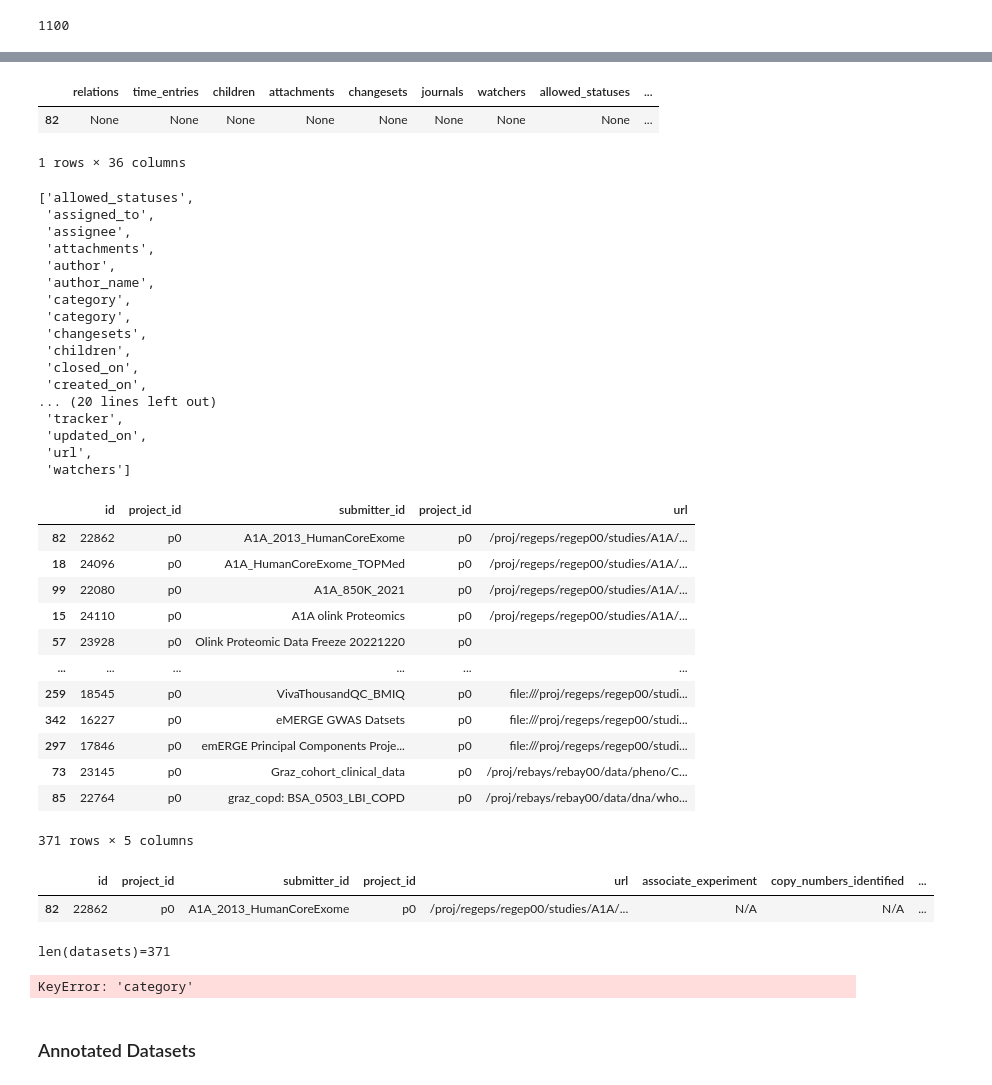
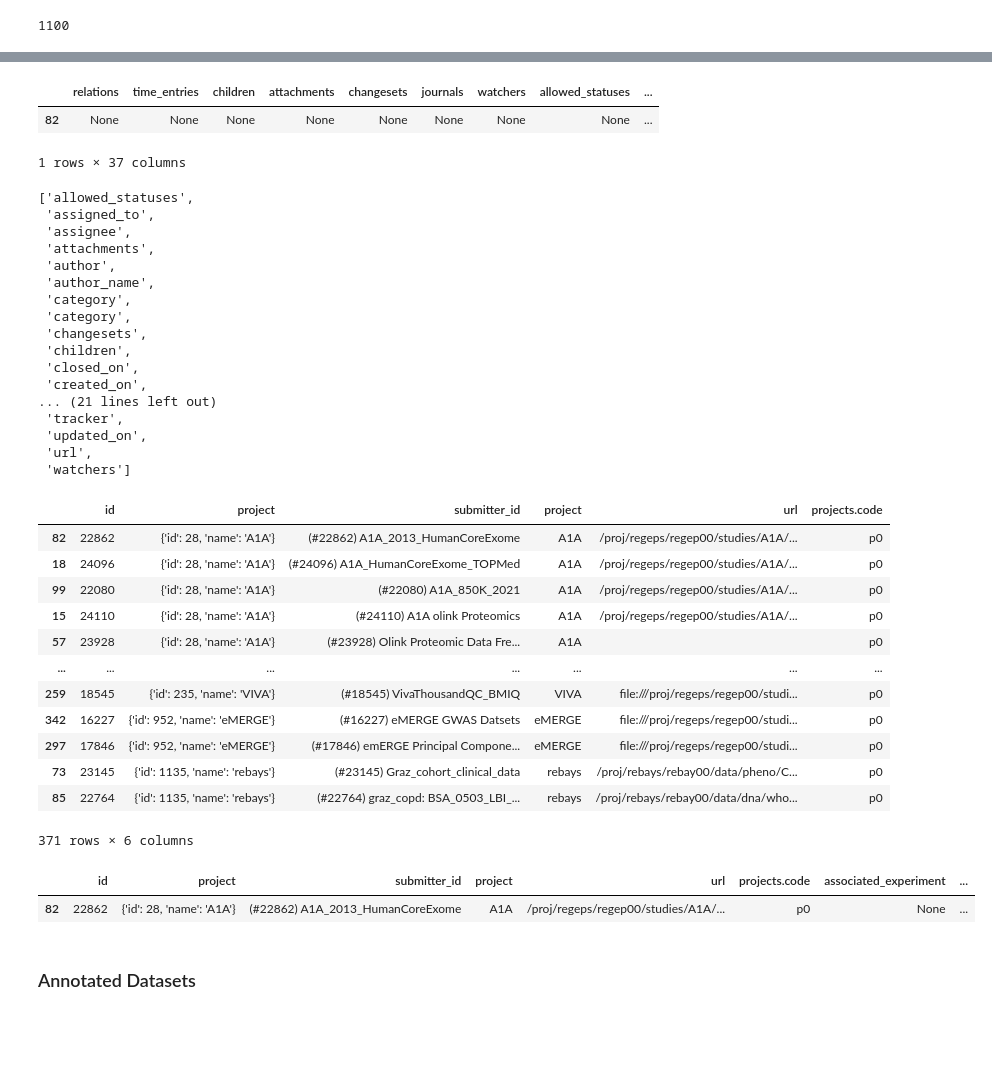
Before and after one commit to Jaclyn922/Data-Scientist-Co-op-in-Brigham-and-Women-s-Hospital, a Jupyter notebook: notebook/study-overview.ipynb, the cells around one changed output, grey strips where cells are left out. Cells and saved outputs as stored; diff of their text form; code cells hidden in the pictures; blank space fills up the shorter version.

```diff
--- a/notebook/study-overview.ipynb
+++ b/notebook/study-overview.ipynb
@@ -474,7 +474,11 @@ datasets = datasets.rename(columns={'project_name':'project','category_name':'ca
 
 datasets['omic'] = '?'
 
-datasets.head(1)
+### These will need to be fixed (made unique)
+## datasets[datasets['subject'] == 'TopMed WGS Data']
+datasets['subject'] = datasets.apply(lambda row: f"(#{row['id']}) {row['subject']}", axis=1)
+
+datasets
 # %% [output]
 |  | relations | time_entries | children | attachments | changesets | journals | watchers | allowed_statuses | ... |
 | 82 | None | None | None | None | None | None | None | None | ... |
@@ -501,16 +530,17 @@ sorted(datasets.columns)
  'watchers']
 # %%
 # Create a copy of the DataFrame with the renamed columns and selected columns
-datasets = datasets.rename(columns={ 'project': 'project_id', 'subject': 'submitter_id'})
+datasets = datasets.rename(columns={'subject': 'submitter_id'})
 
 # change data set infor to 'po'
-datasets['project_id'] = 'p0'
+# datasets['project_id'] = 'p0'
+datasets['projects.code'] = 'p0'
 
 datasets.head(1)
 # %% [output]
 |  | relations | time_entries | children | attachments | changesets | journals | watchers | allowed_statuses | ... |
 | 82 | None | None | None | None | None | None | None | None | ... |
-1 rows × 36 columns
+1 rows × 37 columns
 # %%
 sorted(datasets.columns)
 # %% [output]
@@ -526,7 +556,7 @@ sorted(datasets.columns)
  'children',
  'closed_on',
  'created_on',
-... (20 lines left out)
+... (21 lines left out)
  'tracker',
  'updated_on',
  'url',
@@ -566,49 +596,46 @@ datasets = datasets.drop(columns =['allowed_statuses',
 # %%
 datasets
 # %% [output]
-|  | id | project_id | submitter_id | project_id | url |
-| 82 | 22862 | p0 | A1A_2013_HumanCoreExome | p0 | /proj/regeps/regep00/studies/A1A/... |
-| 18 | 24096 | p0 | A1A_HumanCoreExome_TOPMed | p0 | /proj/regeps/regep00/studies/A1A/... |
-| 99 | 22080 | p0 | A1A_850K_2021 | p0 | /proj/regeps/regep00/studies/A1A/... |
-| 15 | 24110 | p0 | A1A olink Proteomics | p0 | /proj/regeps/regep00/studies/A1A/... |
-| 57 | 23928 | p0 | Olink Proteomic Data Freeze 20221220 | p0 |  |
-| ... | ... | ... | ... | ... | ... |
-| 259 | 18545 | p0 | VivaThousandQC_BMIQ | p0 | file:///proj/regeps/regep00/studi... |
-| 342 | 16227 | p0 | eMERGE GWAS Datsets | p0 | file:///proj/regeps/regep00/studi... |
-| 297 | 17846 | p0 | emERGE Principal Components Proje... | p0 | file:///proj/regeps/regep00/studi... |
-| 73 | 23145 | p0 | Graz_cohort_clinical_data | p0 | /proj/rebays/rebay00/data/pheno/C... |
-| 85 | 22764 | p0 | graz_copd: BSA_0503_LBI_COPD | p0 | /proj/rebays/rebay00/data/dna/who... |
+|  | id | project | submitter_id | project | url | projects.code |
+| 82 | 22862 | {'id': 28, 'name': 'A1A'} | (#22862) A1A_2013_HumanCoreExome | A1A | /proj/regeps/regep00/studies/A1A/... | p0 |
+| 18 | 24096 | {'id': 28, 'name': 'A1A'} | (#24096) A1A_HumanCoreExome_TOPMed | A1A | /proj/regeps/regep00/studies/A1A/... | p0 |
+| 99 | 22080 | {'id': 28, 'name': 'A1A'} | (#22080) A1A_850K_2021 | A1A | /proj/regeps/regep00/studies/A1A/... | p0 |
+| 15 | 24110 | {'id': 28, 'name': 'A1A'} | (#24110) A1A olink Proteomics | A1A | /proj/regeps/regep00/studies/A1A/... | p0 |
+| 57 | 23928 | {'id': 28, 'name': 'A1A'} | (#23928) Olink Proteomic Data Fre... | A1A |  | p0 |
+| ... | ... | ... | ... | ... | ... | ... |
+| 259 | 18545 | {'id': 235, 'name': 'VIVA'} | (#18545) VivaThousandQC_BMIQ | VIVA | file:///proj/regeps/regep00/studi... | p0 |
+| 342 | 16227 | {'id': 952, 'name': 'eMERGE'} | (#16227) eMERGE GWAS Datsets | eMERGE | file:///proj/regeps/regep00/studi... | p0 |
+| 297 | 17846 | {'id': 952, 'name': 'eMERGE'} | (#17846) emERGE Principal Compone... | eMERGE | file:///proj/regeps/regep00/studi... | p0 |
+| 73 | 23145 | {'id': 1135, 'name': 'rebays'} | (#23145) Graz_cohort_clinical_data | rebays | /proj/rebays/rebay00/data/pheno/C... | p0 |
+| 85 | 22764 | {'id': 1135, 'name': 'rebays'} | (#22764) graz_copd: BSA_0503_LBI_... | rebays | /proj/rebays/rebay00/data/dna/who... | p0 |
-371 rows × 5 columns
+371 rows × 6 columns
 # %%
 # Define the column names to be added
-new_columns = ['associate_experiment', 'copy_numbers_identified', 'data_description', 'experimental_description',
+new_columns = ['associated_experiment', 'copy_numbers_identified', 'data_description', 'experimental_description',
                'experimental_intent', 'indels_identified', 'marker_panel_description', 'number_experimental_group',
                'number_samples_per_experimental_group', 'number_samples_per_experimental_group',
                'somatic_mutations_identified', 'type_of_data', 'type_of_sample', 'type_of_specimen']
 
 # Add the new columns with 'N/A' as the default value
 for column in new_columns:
-    datasets[column] = 'N/A'
+    datasets[column] =  None
 
 # Add the new column named type
 datasets['type'] = 'experiment'
 datasets.rename(columns={'project_id':'projects.code'})
 
 # Export the CSV file
 tsv_file_path = 'experiments.tsv'
 
 # Export the DataFrame as a TSV file
 datasets.to_csv(tsv_file_path, sep='\t', index=False)
 datasets.head(1)
 # %% [output]
-|  | id | project_id | submitter_id | project_id | url | associate_experiment | copy_numbers_identified | ... |
-| 82 | 22862 | p0 | A1A_2013_HumanCoreExome | p0 | /proj/regeps/regep00/studies/A1A/... | N/A | N/A | ... |
+|  | id | project | submitter_id | project | url | projects.code | associated_experiment | ... |
+| 82 | 22862 | {'id': 28, 'name': 'A1A'} | (#22862) A1A_2013_HumanCoreExome | A1A | /proj/regeps/regep00/studies/A1A/... | p0 | None | ... |
 # %%
-print(f'{len(datasets)=}')
-datasets.value_counts('category', dropna=False)
+#print(f'{len(datasets)=}')
+#datasets.value_counts('category_name', dropna=False)
-# %% [output]
-len(datasets)=371
-KeyError: 'category'
 # %% [markdown]
 ### Annotated Datasets
 # %%
```
Also changed, not shown: parts of 10 cells of this notebook, 2 other files.
